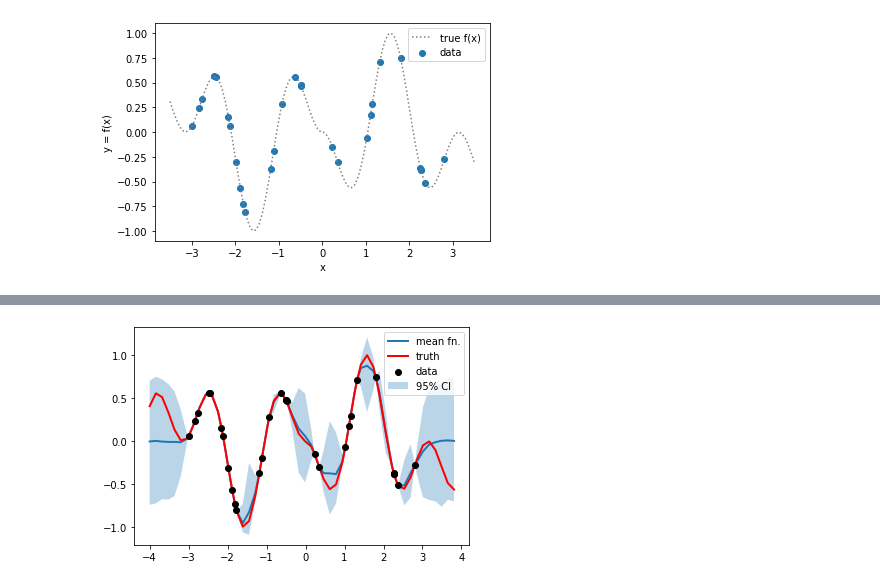
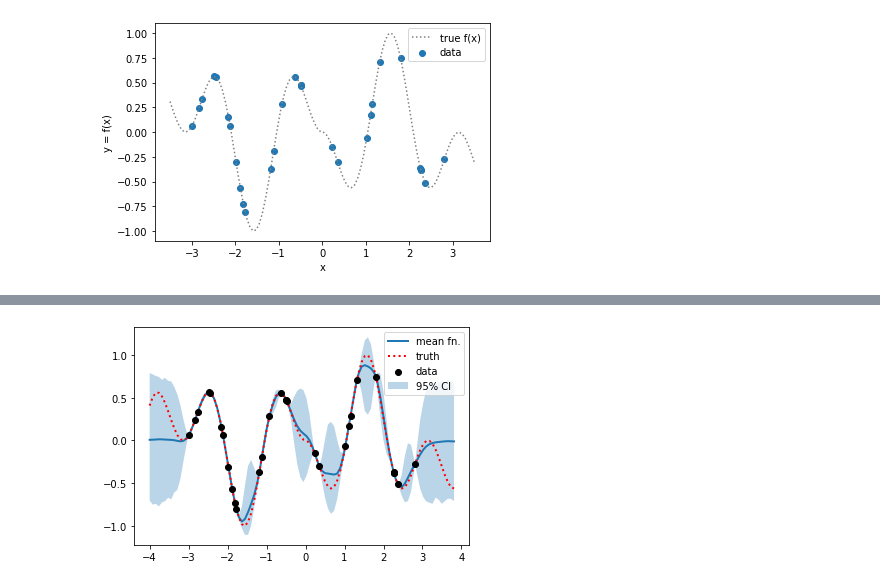
Before and after one commit to luiarthur/TuringBnpBenchmarks, a Jupyter notebook: src/gp/notebooks/gp_stan.ipynb, the cells around one changed output, grey strips where cells are left out. Cells and saved outputs as stored; diff of their text form; code cells hidden in the pictures.

```diff
--- a/src/gp/notebooks/gp_stan.ipynb
+++ b/src/gp/notebooks/gp_stan.ipynb
@@ -126,16 +145,24 @@ def gp_predict_maker(y, x, x_new):
 
     return gp_predict
 # %%
+# Aliais.
 # samples = hmc_fit
 samples = vb_samples
 
+# Create new locations for prediction.
+# But include the data for illustrative purposes.
 x_min = np.min(x) - 1
 x_max = np.max(x) + 1
-x_new = np.linspace(x_min, x_max, 50)
+x_new = np.linspace(x_min, x_max, 100)
 x_new = np.sort(np.concatenate((x_new, x)))
+
+# Create gp predict function.
 gp_predict = gp_predict_maker(y, x, x_new)
 
+# Number of posterior samples.
 nsamples = len(samples['alpha'])
+
+# Make predictions at new locations.
 preds = np.stack([gp_predict(alpha=samples['alpha'][b],
                              rho=samples['rho'][b],
                              eps=data['eps'])
@@ -153,11 +186,14 @@ plt.title('rho');
 # %%
+# Summarize function posterior.
 preds_mean = preds.mean(0)
 preds_lower = np.percentile(preds, 2.5, axis=0)
 preds_upper = np.percentile(preds, 97.5, axis=0)
+
+# Plot function posterior.
 plt.scatter(x, y, c='black', zorder=3, label='data')
 plt.fill_between(x_new, preds_upper, preds_lower, alpha=.3, label='95% CI');
 plt.plot(x_new, preds.mean(0), lw=2, label="mean fn.")
-plt.plot(x_new, f(x_new), label="truth", lw=2, c='red')
+plt.plot(x_new, f(x_new), label="truth", lw=2, c='red', ls=':')
 plt.legend();
 # %% [output]
-[figure, old version]
+[figure, new version]
```
Also changed, not shown: parts of 7 cells of this notebook, 1 other file.
